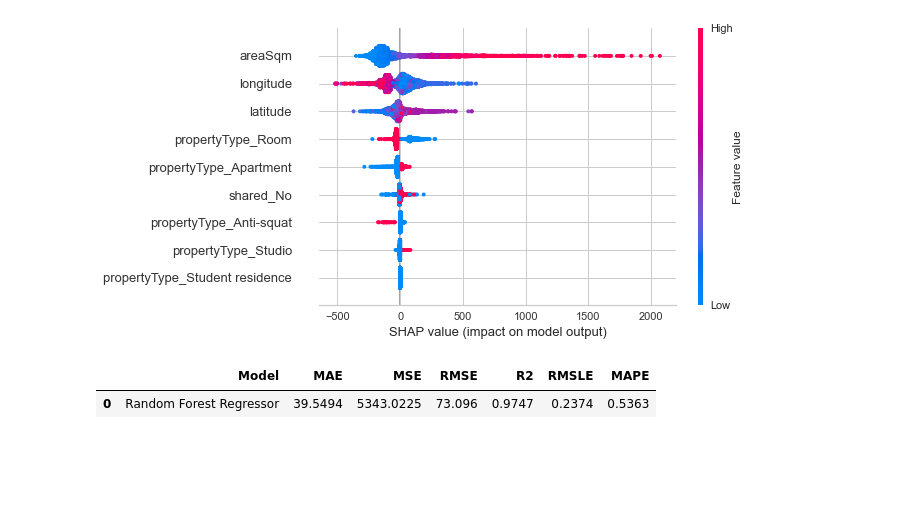
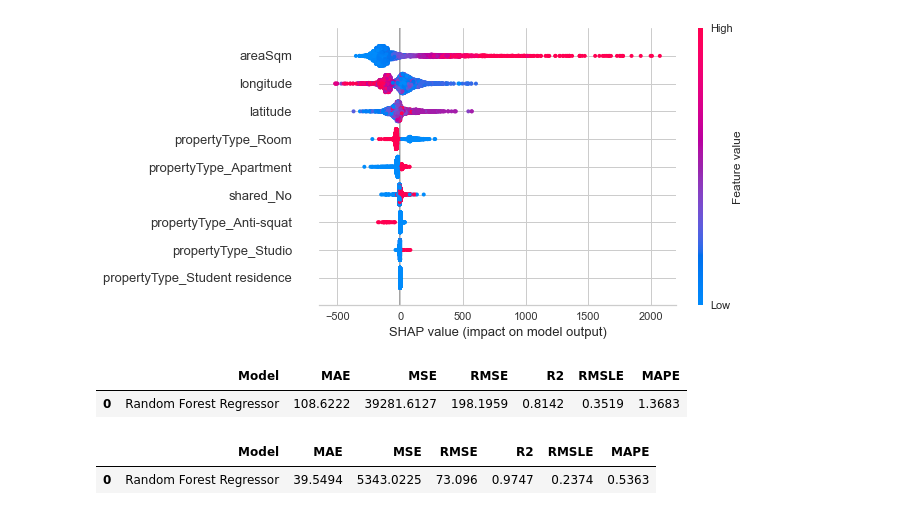
Before and after one commit to michael-william/Netherlands-Rental-Prices, a Jupyter notebook: Analysis/Amsterdam_Rentals_ML-PyCaret-Test.ipynb, the cells around one changed output. Drawn from its saved outputs; the diff is of its cells as text; code cells hidden in the pictures; blank space fills up the shorter version.

```diff
--- a/Analysis/Amsterdam_Rentals_ML-PyCaret-Test.ipynb
+++ b/Analysis/Amsterdam_Rentals_ML-PyCaret-Test.ipynb
@@ -162,6 +162,11 @@ py.plot_model(rf_new)
 py.interpret_model(rf_new)
 # %% [output]
 [figure]
+# %%
+predict = py.predict_model(rf_new)
+# %% [output]
+|  | Model | MAE | MSE | RMSE | R2 | RMSLE | MAPE |
+| 0 | Random Forest Regressor | 108.6222 | 39281.6127 | 198.1959 | 0.8142 | 0.3519 | 1.3683 |
 # %%
 rf = finalize_model(rf_new)
 # %%
```
